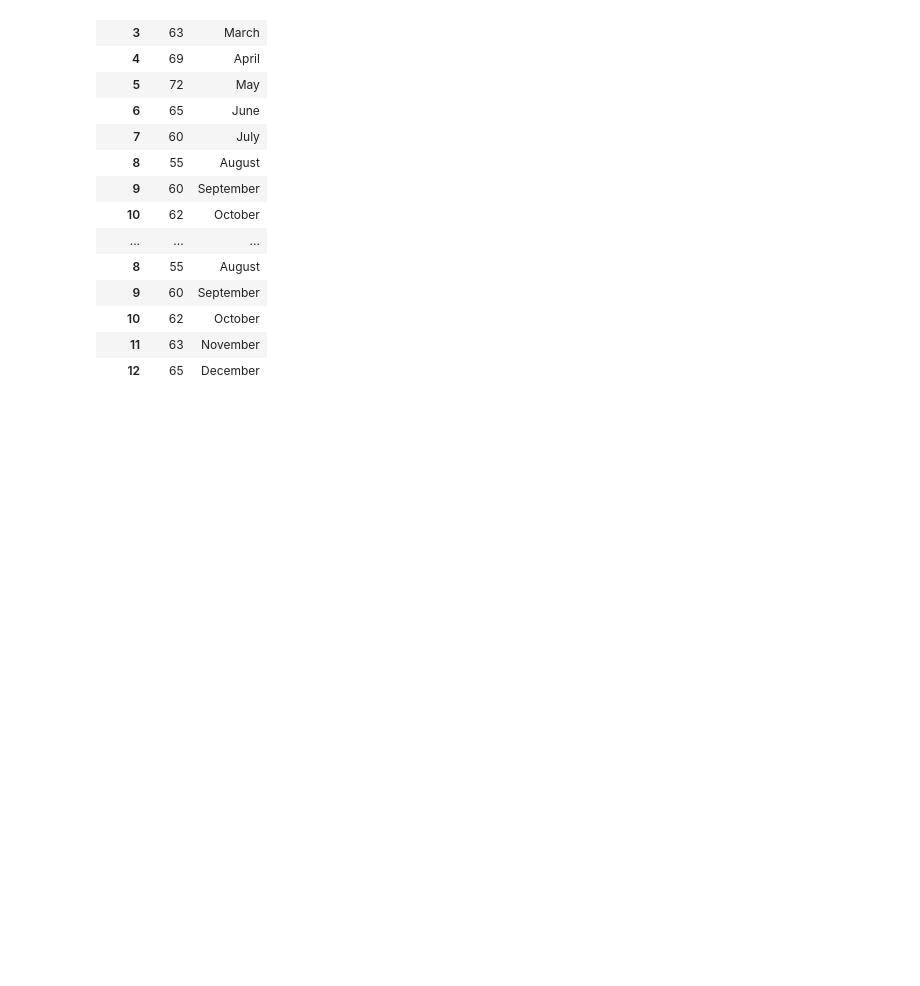
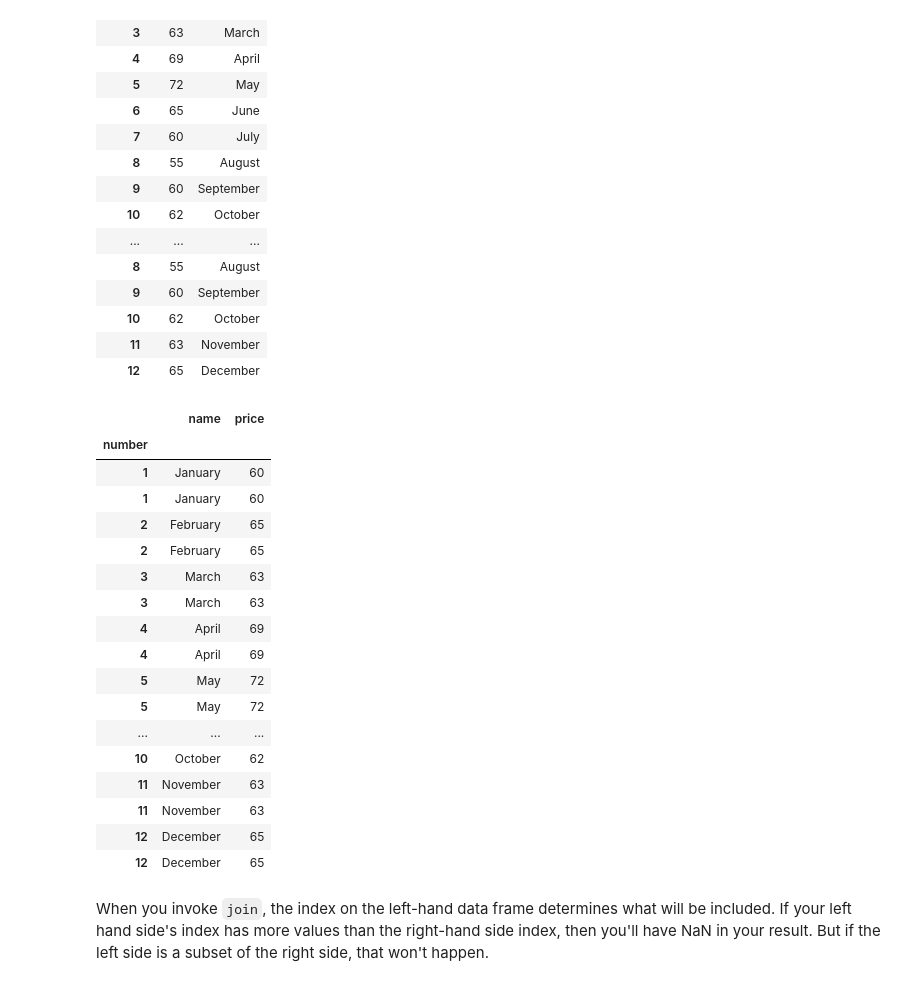
Before and after one commit to reuven/BDTMSD-Python-2026-07, a Jupyter notebook: BDTMSD-Python-2026-10-06.ipynb, the cells around one changed output. Saved outputs shown, nothing was run; the diff lists cells and outputs as text; code cells hidden in the pictures; blank space fills up the shorter version.

```diff
--- a/BDTMSD-Python-2026-10-06.ipynb
+++ b/BDTMSD-Python-2026-10-06.ipynb
@@ -283,3 +283,28 @@ oil_prices.join(months)
 | 10 | 62 | October |
 | 11 | 63 | November |
 | 12 | 65 | December |
+# %%
+# what if we do it in the other direction?
+
+months.join(oil_prices)
+# %% [output]
+|  | name | price |
+| number |  |  |
+| 1 | January | 60 |
+| 1 | January | 60 |
+| 2 | February | 65 |
+| 2 | February | 65 |
+| 3 | March | 63 |
+| 3 | March | 63 |
+| 4 | April | 69 |
+| 4 | April | 69 |
+| 5 | May | 72 |
+| 5 | May | 72 |
+| ... | ... | ... |
+| 10 | October | 62 |
+| 11 | November | 63 |
+| 11 | November | 63 |
+| 12 | December | 65 |
+| 12 | December | 65 |
+# %% [markdown]
+When you invoke `join`, the index on the left-hand data frame determines what will be included. If your left hand side's index has more values than the right-hand side index, then you'll have NaN in your result. But if the left side is a subset of the right side, that won't happen.
```
